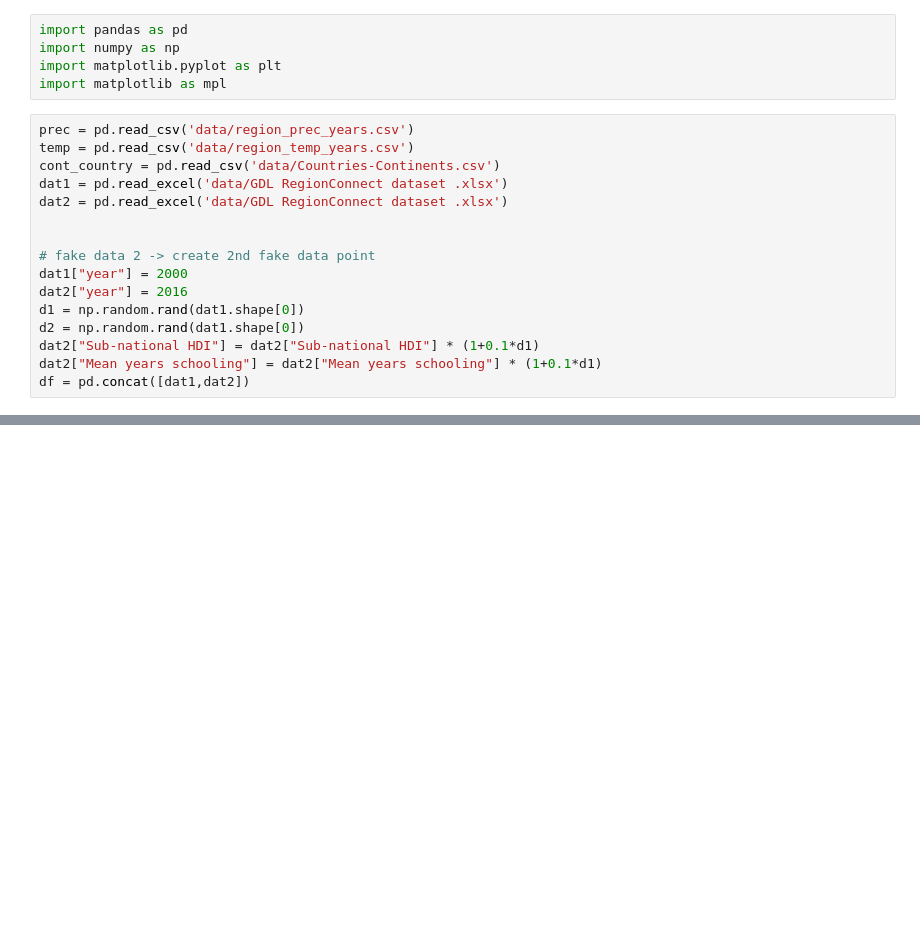
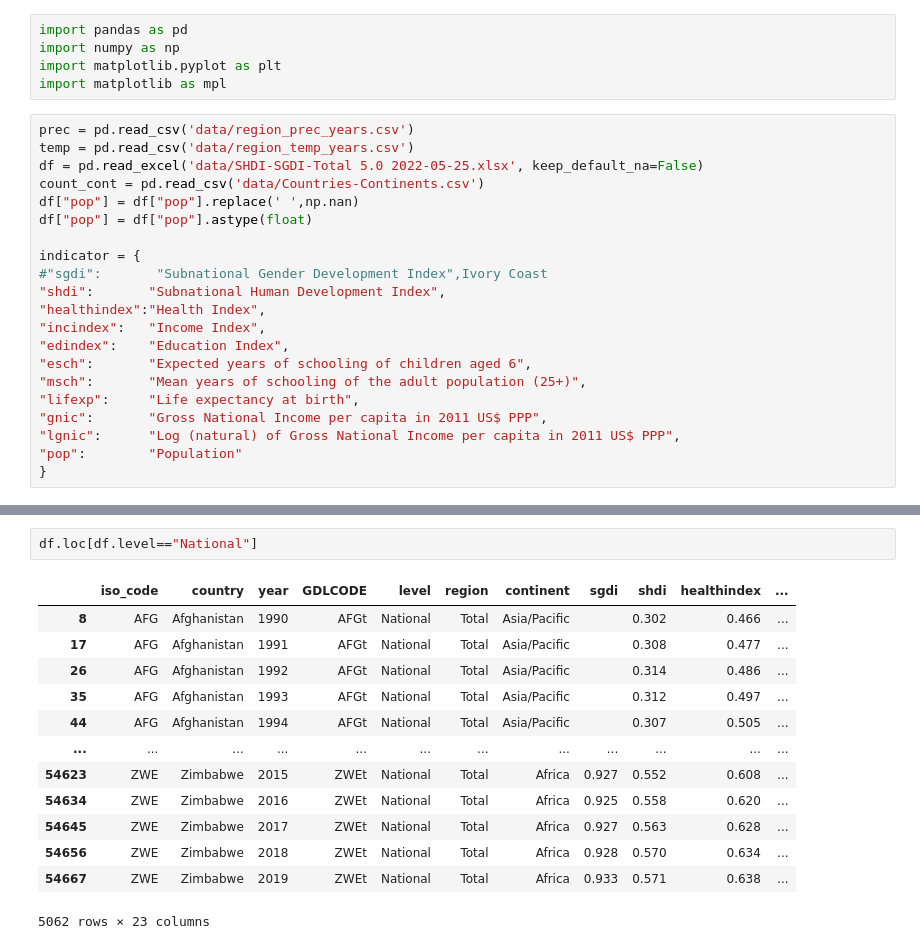
Before and after one commit to mcc-apsis/CVM3, a Jupyter notebook: figure_impact.ipynb, the cells around one changed output, grey strips where cells are left out. Drawn from its saved outputs; the diff is of its cells as text; blank space fills up the shorter version.

```diff
--- a/figure_impact.ipynb
+++ b/figure_impact.ipynb
@@ -6,19 +6,24 @@ import matplotlib as mpl
 # %%
 prec = pd.read_csv('data/region_prec_years.csv')
 temp = pd.read_csv('data/region_temp_years.csv')
-cont_country = pd.read_csv('data/Countries-Continents.csv')
-dat1 = pd.read_excel('data/GDL RegionConnect dataset .xlsx')
-dat2 = pd.read_excel('data/GDL RegionConnect dataset .xlsx')
+df = pd.read_excel('data/SHDI-SGDI-Total 5.0 2022-05-25.xlsx', keep_default_na=False)
+count_cont = pd.read_csv('data/Countries-Continents.csv')
+df["pop"] = df["pop"].replace(' ',np.nan)
+df["pop"] = df["pop"].astype(float)
 
-
-# fake data 2 -> create 2nd fake data point
-dat1["year"] = 2000
-dat2["year"] = 2016
-d1 = np.random.rand(dat1.shape[0])
-d2 = np.random.rand(dat1.shape[0])
-dat2["Sub-national HDI"] = dat2["Sub-national HDI"] * (1+0.1*d1)
-dat2["Mean years schooling"] = dat2["Mean years schooling"] * (1+0.1*d1)
-df = pd.concat([dat1,dat2])
+indicator = {
+#"sgdi":       "Subnational Gender Development Index",Ivory Coast
+"shdi":       "Subnational Human Development Index",
+"healthindex":"Health Index",
+"incindex":   "Income Index",
+"edindex":    "Education Index",
+"esch":       "Expected years of schooling of children aged 6",
+"msch":       "Mean years of schooling of the adult population (25+)",
+"lifexp":     "Life expectancy at birth",
+"gnic":       "Gross National Income per capita in 2011 US$ PPP",
+"lgnic":      "Log (natural) of Gross National Income per capita in 2011 US$ PPP",
+"pop":        "Population"
+}
 # %%
 # merge climate data and indicator
 df = df.merge(prec, how="left", left_on=['year','GDLCODE'], right_on=['year', 'GDLcode'] ).drop(columns='GDLcode')
@@ -36 +82,17 @@ df.head()
+# %%
+df.loc[df.level=="National"]
+# %% [output]
+|  | iso_code | country | year | GDLCODE | level | region | continent | sgdi | shdi | healthindex | ... |
+| 8 | AFG | Afghanistan | 1990 | AFGt | National | Total | Asia/Pacific |  | 0.302 | 0.466 | ... |
+| 17 | AFG | Afghanistan | 1991 | AFGt | National | Total | Asia/Pacific |  | 0.308 | 0.477 | ... |
+| 26 | AFG | Afghanistan | 1992 | AFGt | National | Total | Asia/Pacific |  | 0.314 | 0.486 | ... |
+| 35 | AFG | Afghanistan | 1993 | AFGt | National | Total | Asia/Pacific |  | 0.312 | 0.497 | ... |
+| 44 | AFG | Afghanistan | 1994 | AFGt | National | Total | Asia/Pacific |  | 0.307 | 0.505 | ... |
+| ... | ... | ... | ... | ... | ... | ... | ... | ... | ... | ... | ... |
+| 54623 | ZWE | Zimbabwe | 2015 | ZWEt | National | Total | Africa | 0.927 | 0.552 | 0.608 | ... |
+| 54634 | ZWE | Zimbabwe | 2016 | ZWEt | National | Total | Africa | 0.925 | 0.558 | 0.620 | ... |
+| 54645 | ZWE | Zimbabwe | 2017 | ZWEt | National | Total | Africa | 0.927 | 0.563 | 0.628 | ... |
+| 54656 | ZWE | Zimbabwe | 2018 | ZWEt | National | Total | Africa | 0.928 | 0.570 | 0.634 | ... |
+| 54667 | ZWE | Zimbabwe | 2019 | ZWEt | National | Total | Africa | 0.933 | 0.571 | 0.638 | ... |
+5062 rows × 23 columns
 # %%
```
Also changed, not shown: parts of 11 cells of this notebook, 4 other files.
